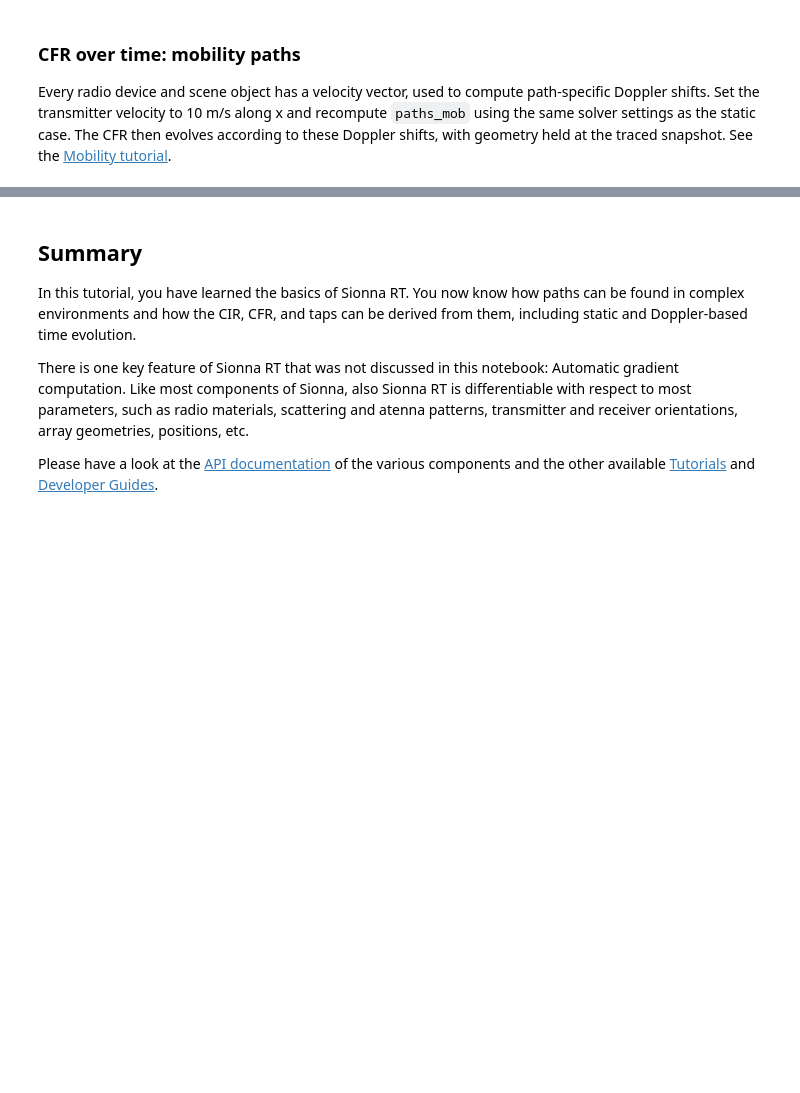
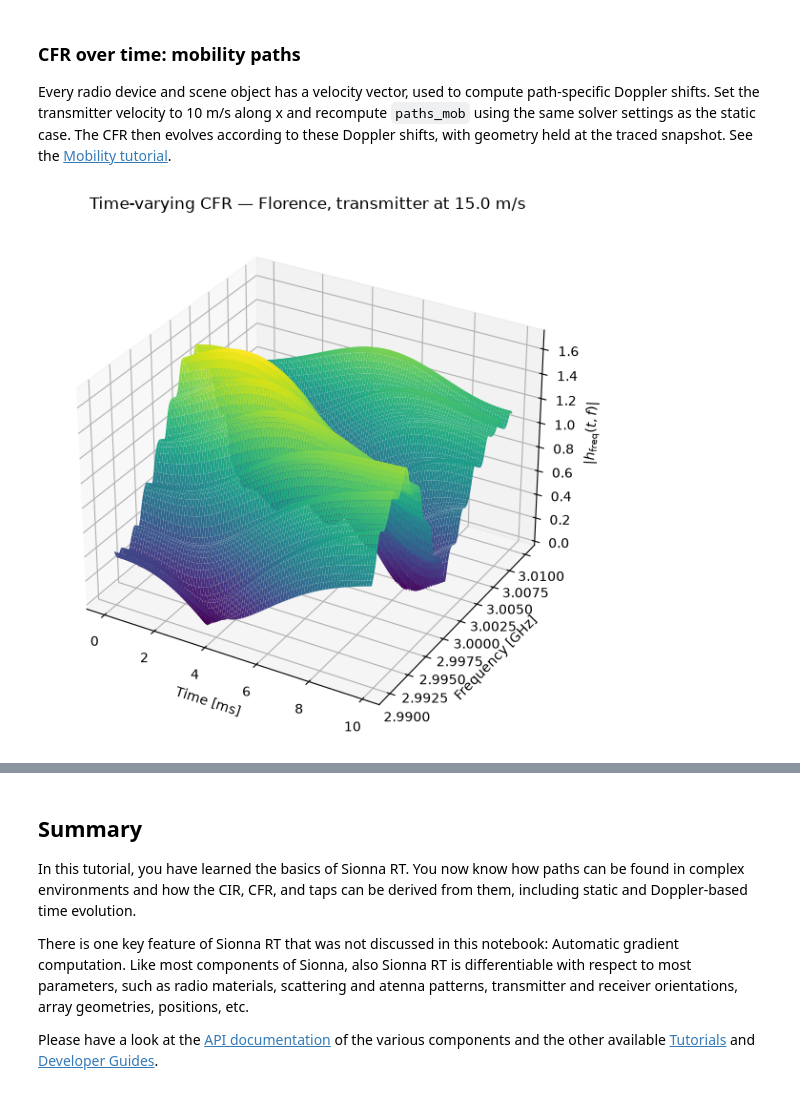
Before and after one commit to lostinafro/comm-workshops, a Jupyter notebook: 2026_wirelesscomms/raytracer_channel.ipynb, the cells around one changed output, grey strips where cells are left out. Cells and saved outputs as stored; diff of their text form; code cells hidden in the pictures; blank space fills up the shorter version.

```diff
--- a/2026_wirelesscomms/raytracer_channel.ipynb
+++ b/2026_wirelesscomms/raytracer_channel.ipynb
@@ -346,17 +349,21 @@ plot_cfr_surface(h_freq_static, "Static CFR — Florence")
 
 Every radio device and scene object has a velocity vector, used to compute path-specific Doppler shifts. Set the transmitter velocity to 10 m/s along x and recompute `paths_mob` using the same solver settings as the static case. The CFR then evolves according to these Doppler shifts, with geometry held at the traced snapshot. See the [Mobility tutorial](https://nvlabs.github.io/sionna/rt/tutorials/Mobility.html).
 # %%
-scene_florence.get("tx").velocity = [10, 0, 0]
+speed = [15, 0, 0]
+speed_mag = np.linalg.norm(speed)
+scene_florence.get("tx").velocity = speed
 try:
     paths_mob = p_solver(scene=scene_florence,
         max_depth=5, los=True, specular_reflection=True,
         diffuse_reflection=False, refraction=True,
         synthetic_array=False, seed=41)
 finally:
     # Restore the scene for repeatable static experiments.
     scene_florence.get("tx").velocity = [0, 0, 0]
 
 h_freq_mob = paths_mob.cfr(frequencies=frequencies,
     sampling_frequency=sampling_frequency, num_time_steps=num_time_steps,
     normalize=True, normalize_delays=True, out_type="numpy")
-plot_cfr_surface(h_freq_mob, "Time-varying CFR — Florence, transmitter at 10 m/s")
+plot_cfr_surface(h_freq_mob, f"Time-varying CFR — Florence, transmitter at {speed_mag} m/s")
+# %% [output]
+[figure, added]
```
Also changed, not shown: parts of 38 cells of this notebook, 3 other files.
